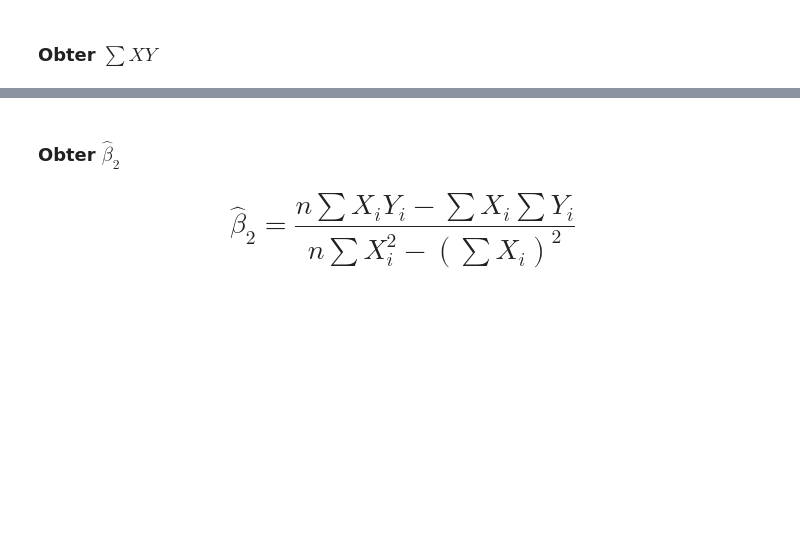
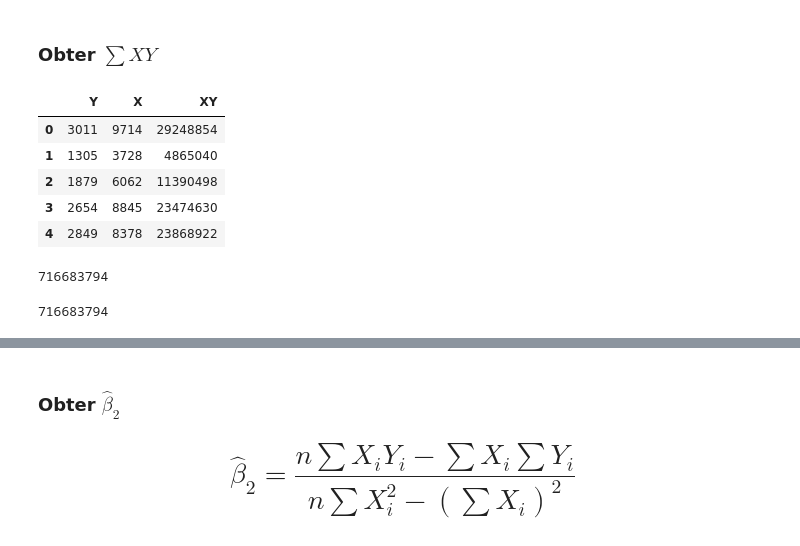
Before and after one commit to fernandowolff/estatistica_python, a Jupyter notebook: correlacao_e_regressao/Curso_de_Estatística_Parte_4.ipynb, the cells around one changed output, grey strips where cells are left out. Drawn from its saved outputs; the diff is of its cells as text; code cells hidden in the pictures; blank space fills up the shorter version.

```diff
--- a/correlacao_e_regressao/Curso_de_Estatística_Parte_4.ipynb
+++ b/correlacao_e_regressao/Curso_de_Estatística_Parte_4.ipynb
@@ -472,2 +539,4 @@ $$
+# %%
+dataset.drop(labels=['X2'], axis=1, inplace=True)
 # %% [markdown]
 ### Obter $\sum{Y^2}$
@@ -474,2 +548,22 @@ $$
 # %% [markdown]
 ### Obter $\sum{XY}$
+# %%
+dataset['XY'] = dataset.X * dataset.Y
+dataset.head()
+# %% [output]
+|  | Y | X | XY |
+| 0 | 3011 | 9714 | 29248854 |
+| 1 | 1305 | 3728 | 4865040 |
+| 2 | 1879 | 6062 | 11390498 |
+| 3 | 2654 | 8845 | 23474630 |
+| 4 | 2849 | 8378 | 23868922 |
+# %%
+SOMA_XY = dataset.XY.sum()
+SOMA_XY
+# %% [output]
+716683794
+# %%
+SOMA_XY = dataset.apply(lambda row: row.X * row.Y, axis = 1).sum()
+SOMA_XY
+# %% [output]
+716683794
```
Also changed, not shown: parts of 30 cells of this notebook.
